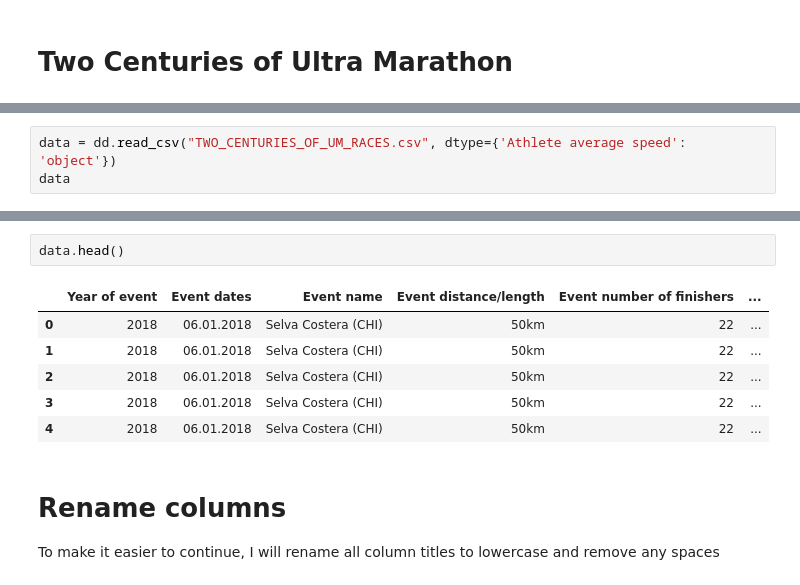
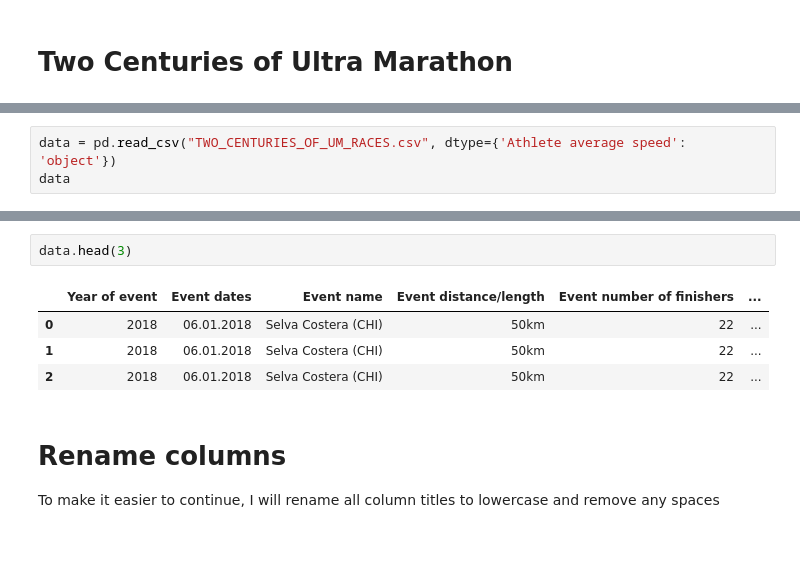
Before and after one commit to saeedshirani/EDA-On-SuperMessy-Datasets, a Jupyter notebook: The big dataset of ultra-marathon running/EDA.ipynb, the cells around one changed output, grey strips where cells are left out. Saved outputs shown, nothing was run; the diff lists cells and outputs as text; blank space fills up the shorter version.

```diff
--- a/The big dataset of ultra-marathon running/EDA.ipynb
+++ b/The big dataset of ultra-marathon running/EDA.ipynb
@@ -8,6 +7,6 @@ import seaborn as sns
 import pandas as pd
 import numpy as np
 # %%
-data = dd.read_csv("TWO_CENTURIES_OF_UM_RACES.csv", dtype={'Athlete average speed': 'object'})
+data = pd.read_csv("TWO_CENTURIES_OF_UM_RACES.csv", dtype={'Athlete average speed': 'object'})
 data
 # %% [output]
@@ -23,12 +26,10 @@ Dask Name: read_csv, 1 expression
 # %%
-data.head()
+data.head(3)
 # %% [output]
 |  | Year of event | Event dates | Event name | Event distance/length | Event number of finishers | ... |
 | 0 | 2018 | 06.01.2018 | Selva Costera (CHI) | 50km | 22 | ... |
 | 1 | 2018 | 06.01.2018 | Selva Costera (CHI) | 50km | 22 | ... |
 | 2 | 2018 | 06.01.2018 | Selva Costera (CHI) | 50km | 22 | ... |
-| 3 | 2018 | 06.01.2018 | Selva Costera (CHI) | 50km | 22 | ... |
-| 4 | 2018 | 06.01.2018 | Selva Costera (CHI) | 50km | 22 | ... |
 # %% [markdown]
 # Rename columns
 To make it easier to continue, I will rename all column titles to lowercase and remove any spaces
```
Also changed, not shown: parts of 14 cells of this notebook.
